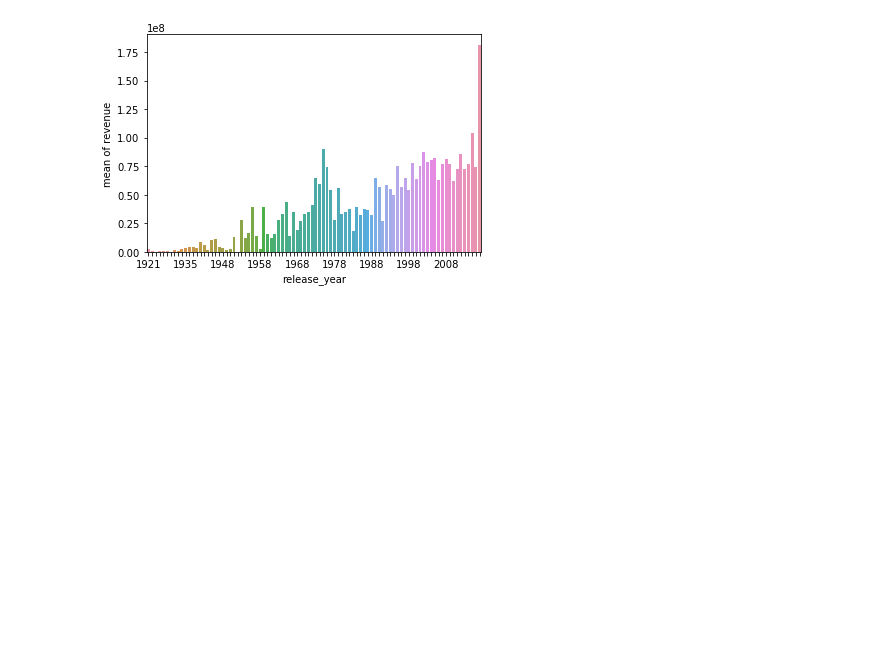
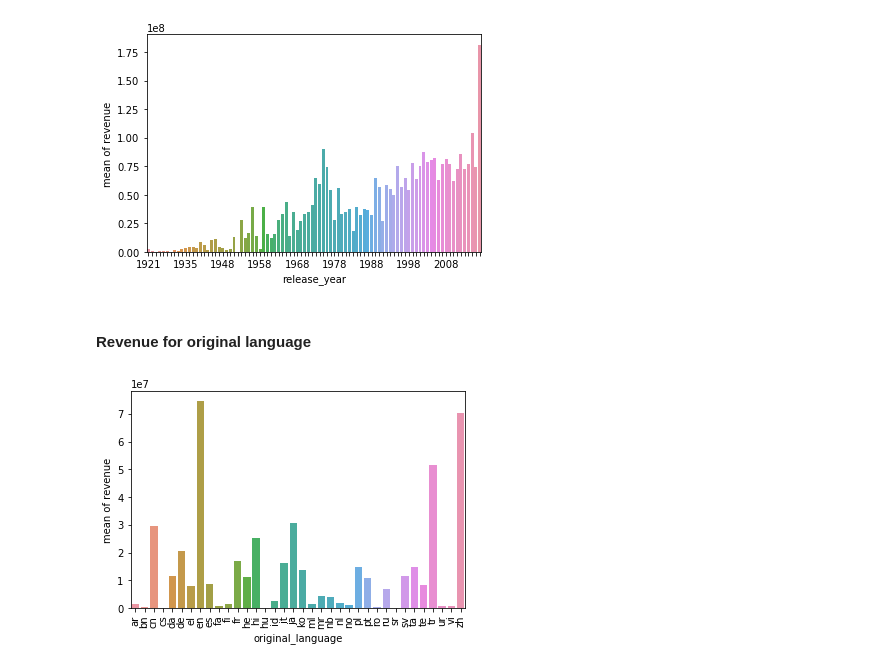
Before and after one commit to sumitdas1984/Kaggle-TMDB-Box-Office, a Jupyter notebook: notebooks/exploratory_data_analysis.ipynb, the cells around one changed output. Cells and saved outputs as stored; diff of their text form; code cells hidden in the pictures; blank space fills up the shorter version.

Commit message:
include original_language, status, genre, production company, production country and spoken language in exploratory_data_analysis.ipynb

```diff
--- a/notebooks/exploratory_data_analysis.ipynb
+++ b/notebooks/exploratory_data_analysis.ipynb
@@ -215,3 +219,13 @@ for index, label in enumerate(fig.xaxis.get_ticklabels()):
         label.set_visible(False)
 # %% [output]
 [figure]
+# %% [markdown]
+#### Revenue for original language
+# %%
+revenue_by_lang = train.groupby('original_language')['revenue'].aggregate([np.mean])
+revenue_by_lang.reset_index(inplace=True)
+fig = sns.barplot(x='original_language', y='mean', data=revenue_by_lang)
+fig.set(ylabel='mean of revenue')
+_ = fig.set_xticklabels(fig.get_xticklabels(), rotation=90)
+# %% [output]
+[figure, added]
```
Also changed, not shown: parts of 31 cells of this notebook.
